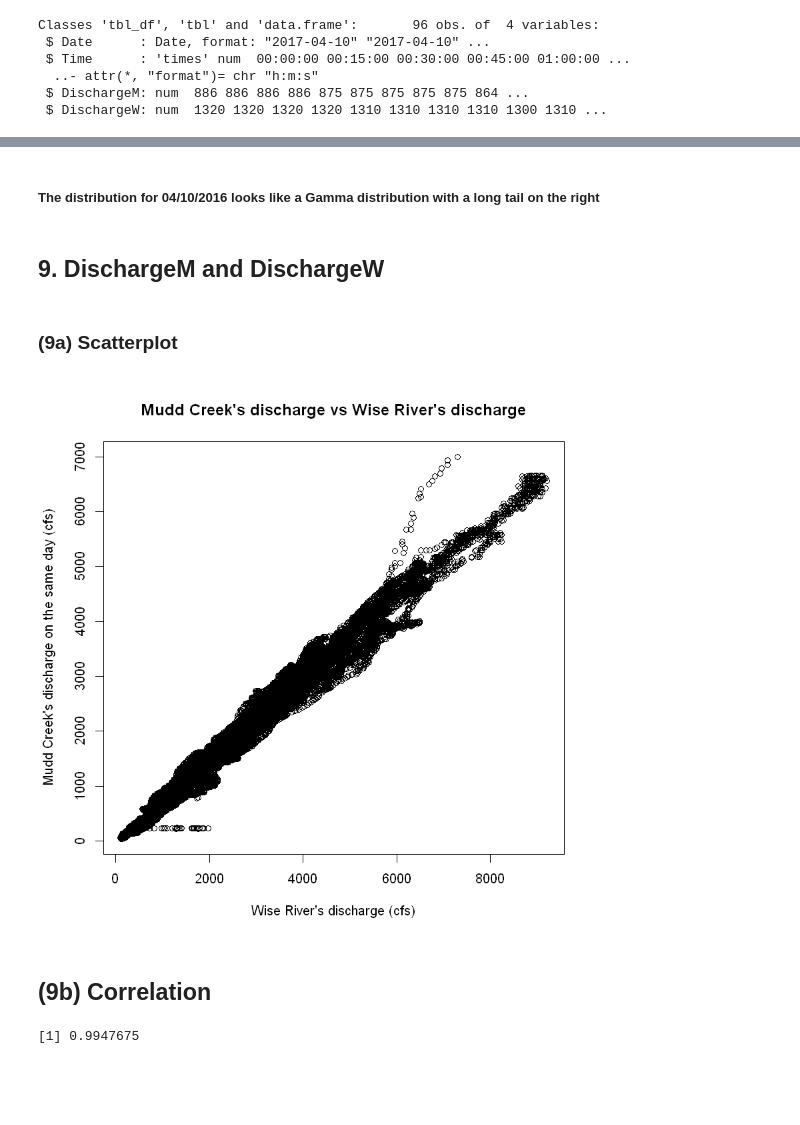
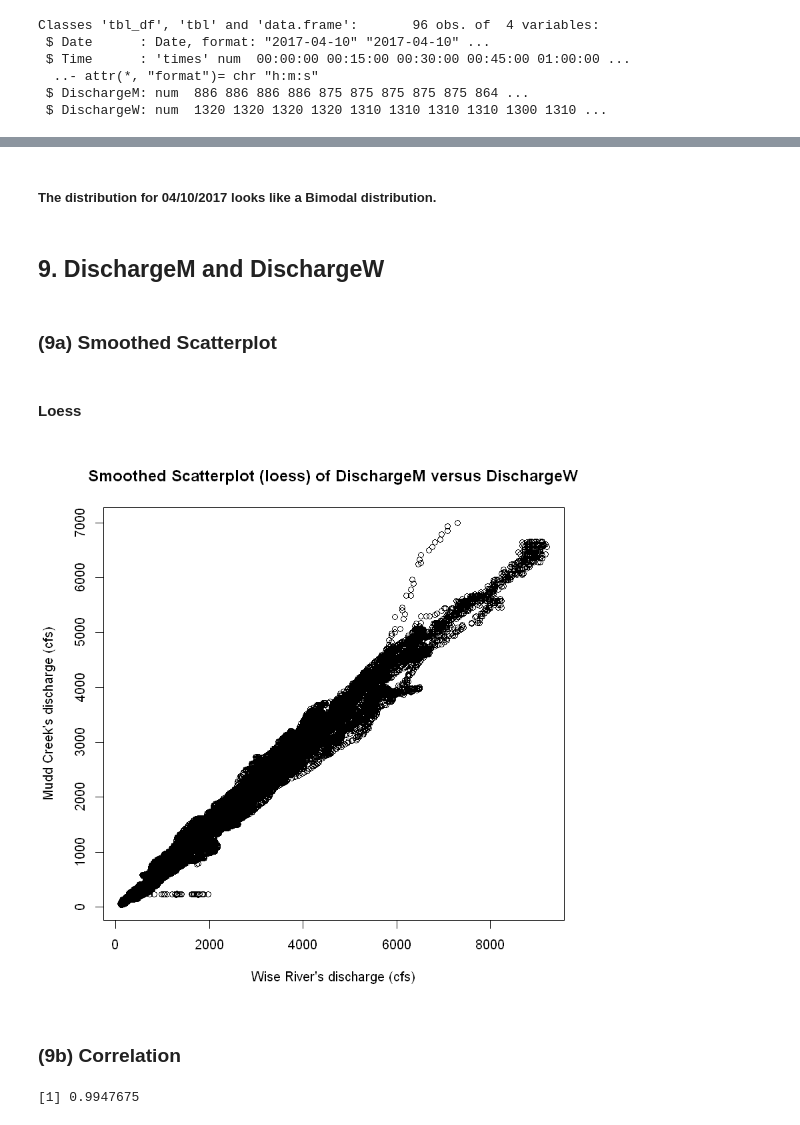
Before and after one commit to ngocdha/hw_Statistical_Learning, a Jupyter notebook: Labs/Lab_3/L3_02_Analysis.ipynb, the cells around one changed output, grey strips where cells are left out. Saved outputs shown, nothing was run; the diff lists cells and outputs as text; code cells hidden in the pictures; blank space fills up the shorter version.

```diff
--- a/Labs/Lab_3/L3_02_Analysis.ipynb
+++ b/Labs/Lab_3/L3_02_Analysis.ipynb
@@ -358,15 +388,22 @@ lines(density(data_p8$DischargeW), add=T)
 # %% [markdown]
-##### The distribution for 04/10/2016 looks like a Gamma distribution with a long tail on the right
+##### The distribution for 04/10/2017 looks like a Bimodal distribution.
 # %% [markdown]
 ## 9. DischargeM and DischargeW
 # %% [markdown]
-### (9a) Scatterplot
+### (9a) Smoothed Scatterplot
+# %% [markdown]
+#### Loess
+# %%
+data_loess <- loess(data$DischargeM ~ data$DischargeW)
 # %%
-plot(data$DischargeW, data$DischargeM, main = "Mudd Creek's discharge vs Wise River's discharge", xlab = "Wise River's discharge (cfs)", ylab = "Mudd Creek's discharge on the same day (cfs)")
+plot(data_loess, xlab = "Wise River's discharge (cfs)",
+     ylab = "Mudd Creek's discharge (cfs)",
+     main = "Smoothed Scatterplot (loess) of DischargeM versus DischargeW"
+    )
 # %% [output]
-[figure, old version]
+[figure, new version]
 # %% [markdown]
-## (9b) Correlation
+### (9b) Correlation
 # %%
 cor(data$DischargeW, data$DischargeM)
 # %% [output]
```
Also changed, not shown: parts of 33 cells of this notebook, 3 other files.
